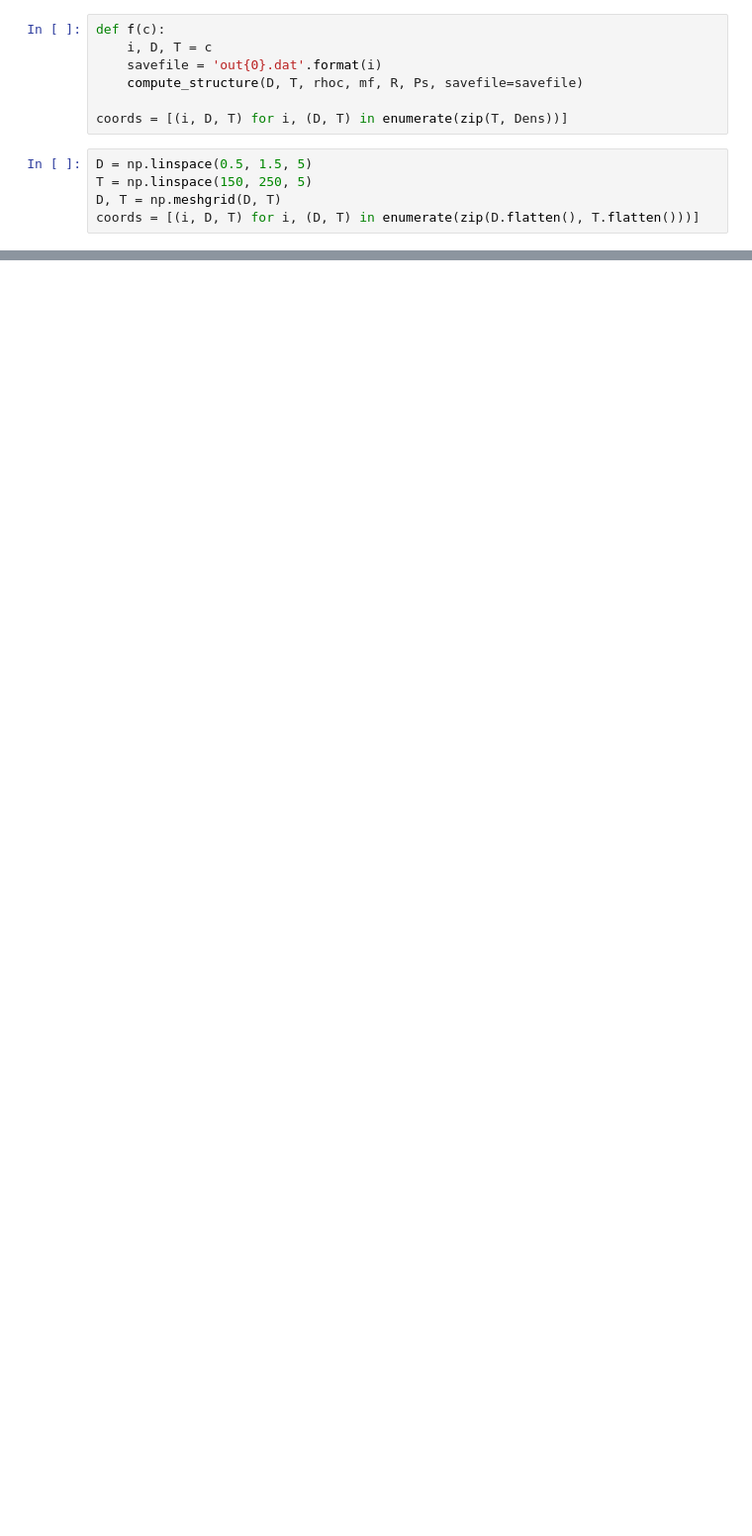
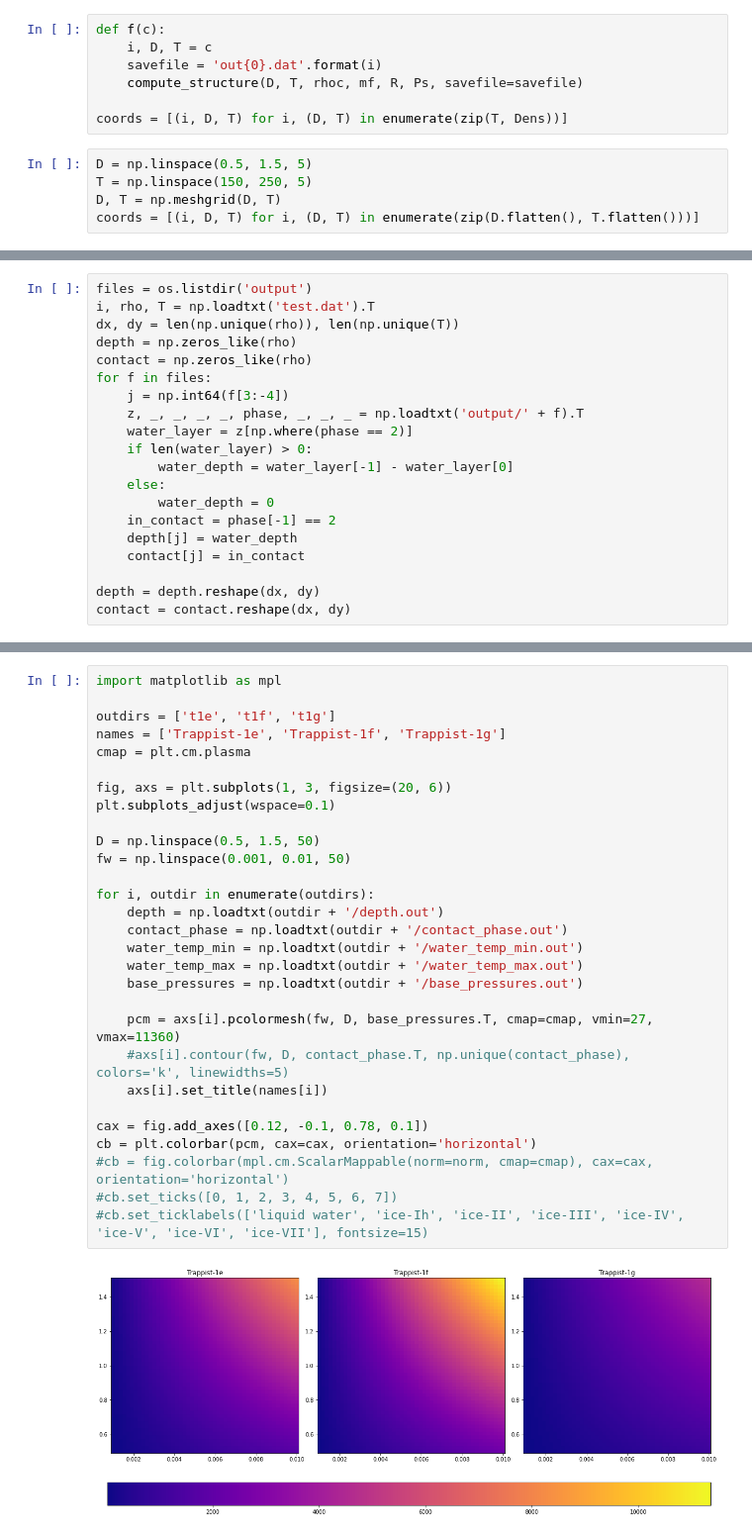
Before and after one commit to tagordon/HydroSphere, a Jupyter notebook: HS.ipynb, the cells around one changed output, grey strips where cells are left out. Shown: that part at 99% size. Drawn from its saved outputs; the diff is of its cells as text; blank space fills up the shorter version.

```diff
--- a/HS.ipynb
+++ b/HS.ipynb
@@ -73,0 +92,20 @@ array([[150., 150., 150., 150., 150.],
+# %%
+files = os.listdir('output')
+i, rho, T = np.loadtxt('test.dat').T
+dx, dy = len(np.unique(rho)), len(np.unique(T))
+depth = np.zeros_like(rho)
+contact = np.zeros_like(rho)
+for f in files:
+    j = np.int64(f[3:-4])
+    z, _, _, _, _, phase, _, _, _ = np.loadtxt('output/' + f).T
+    water_layer = z[np.where(phase == 2)]
+    if len(water_layer) > 0:
+        water_depth = water_layer[-1] - water_layer[0]
+    else:
+        water_depth = 0
+    in_contact = phase[-1] == 2
+    depth[j] = water_depth
+    contact[j] = in_contact
+
+depth = depth.reshape(dx, dy)
+contact = contact.reshape(dx, dy)
@@ -73,0 +290,31 @@ array([[150., 150., 150., 150., 150.],
+# %%
+import matplotlib as mpl
+
+outdirs = ['t1e', 't1f', 't1g']
+names = ['Trappist-1e', 'Trappist-1f', 'Trappist-1g']
+cmap = plt.cm.plasma
+
+fig, axs = plt.subplots(1, 3, figsize=(20, 6))
+plt.subplots_adjust(wspace=0.1)
+
+D = np.linspace(0.5, 1.5, 50)
+fw = np.linspace(0.001, 0.01, 50)
+
+for i, outdir in enumerate(outdirs):
+    depth = np.loadtxt(outdir + '/depth.out')
+    contact_phase = np.loadtxt(outdir + '/contact_phase.out')
+    water_temp_min = np.loadtxt(outdir + '/water_temp_min.out')
+    water_temp_max = np.loadtxt(outdir + '/water_temp_max.out')
+    base_pressures = np.loadtxt(outdir + '/base_pressures.out')
+
+    pcm = axs[i].pcolormesh(fw, D, base_pressures.T, cmap=cmap, vmin=27, vmax=11360)
+    #axs[i].contour(fw, D, contact_phase.T, np.unique(contact_phase), colors='k', linewidths=5)
+    axs[i].set_title(names[i])
+
+cax = fig.add_axes([0.12, -0.1, 0.78, 0.1])
+cb = plt.colorbar(pcm, cax=cax, orientation='horizontal')
+#cb = fig.colorbar(mpl.cm.ScalarMappable(norm=norm, cmap=cmap), cax=cax, orientation='horizontal')
+#cb.set_ticks([0, 1, 2, 3, 4, 5, 6, 7])
+#cb.set_ticklabels(['liquid water', 'ice-Ih', 'ice-II', 'ice-III', 'ice-IV', 'ice-V', 'ice-VI', 'ice-VII'], fontsize=15)
+# %% [output]
+[figure, added]
```
Also changed, not shown: parts of 26 cells of this notebook, 5 other files.
